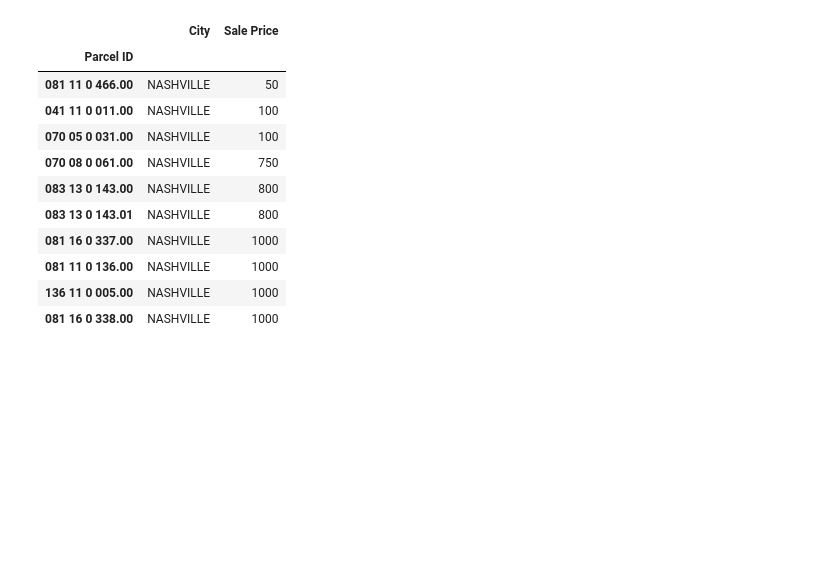
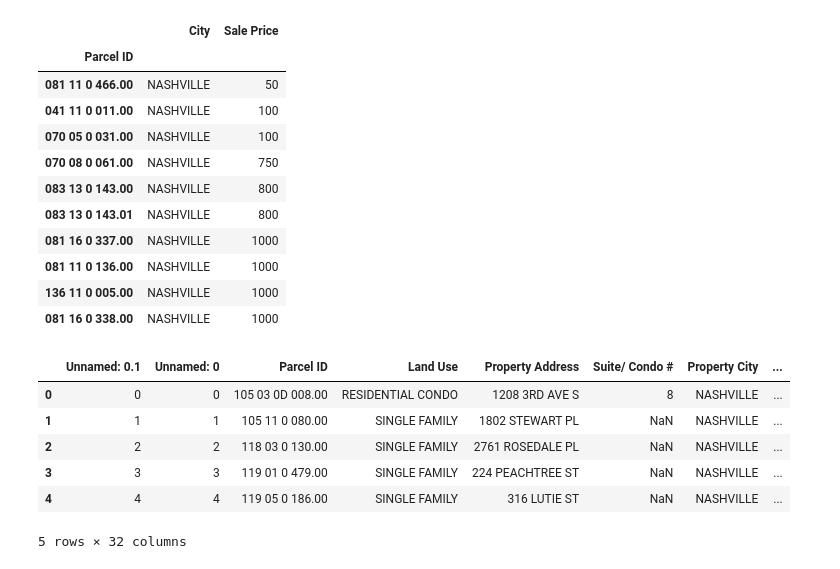
Before and after one commit to ArinAkaMazu/pythonCollaboration, a Jupyter notebook: pythonCollab.ipynb, the cells around one changed output. Saved outputs shown, nothing was run; the diff lists cells and outputs as text; code cells hidden in the pictures; blank space fills up the shorter version.

Commit message:
did some data cleaning and organizing

```diff
--- a/pythonCollab.ipynb
+++ b/pythonCollab.ipynb
@@ -84,0 +125,13 @@ data.sort_values(by='Sale Price').head(10)
+# %%
+data['Month']=data['Sale Date'].str[5:7]
+data['Month']=data['Month'].astype('int32')
+data.head()
+#added a new column month
+# %% [output]
+|  | Unnamed: 0.1 | Unnamed: 0 | Parcel ID | Land Use | Property Address | Suite/ Condo # | Property City | ... |
+| 0 | 0 | 0 | 105 03 0D 008.00 | RESIDENTIAL CONDO | 1208 3RD AVE S | 8 | NASHVILLE | ... |
+| 1 | 1 | 1 | 105 11 0 080.00 | SINGLE FAMILY | 1802 STEWART PL | NaN | NASHVILLE | ... |
+| 2 | 2 | 2 | 118 03 0 130.00 | SINGLE FAMILY | 2761 ROSEDALE PL | NaN | NASHVILLE | ... |
+| 3 | 3 | 3 | 119 01 0 479.00 | SINGLE FAMILY | 224 PEACHTREE ST | NaN | NASHVILLE | ... |
+| 4 | 4 | 4 | 119 05 0 186.00 | SINGLE FAMILY | 316 LUTIE ST | NaN | NASHVILLE | ... |
+5 rows × 32 columns
```
Also changed, not shown: parts of 13 cells of this notebook.
